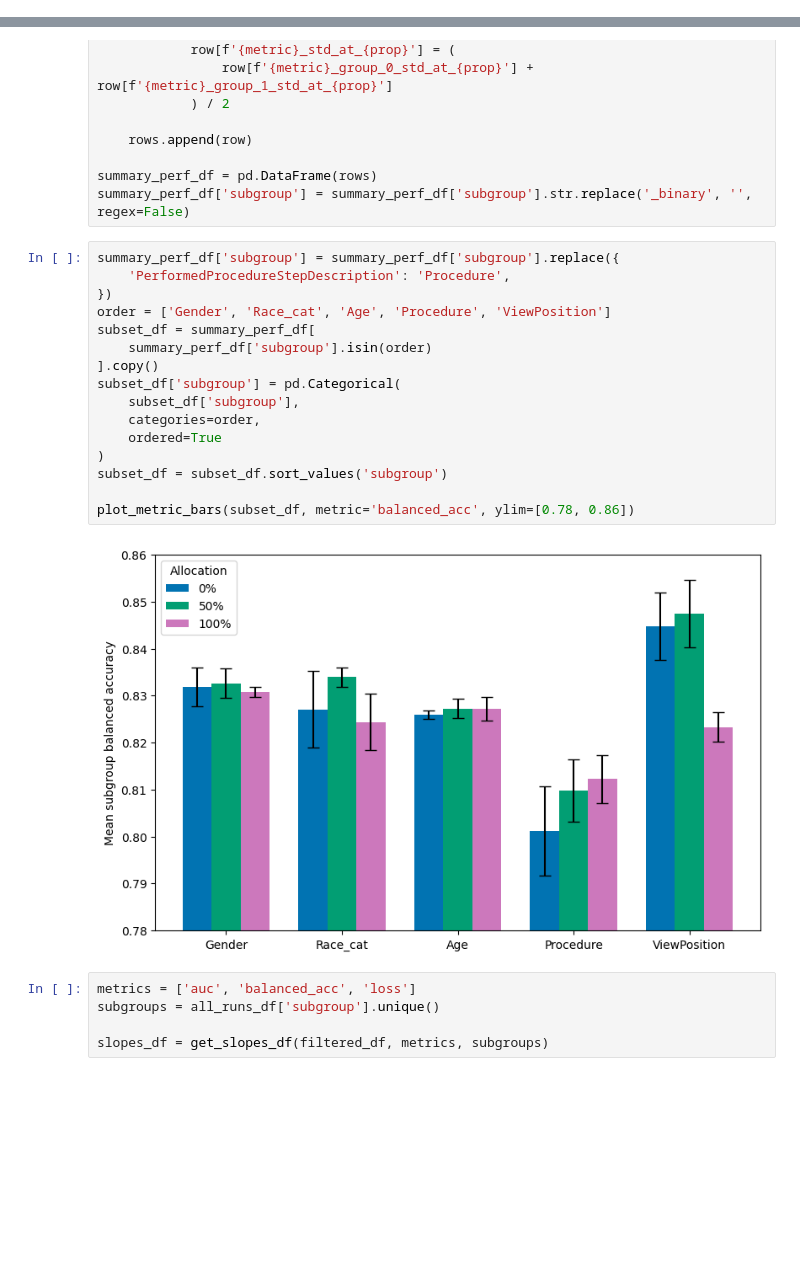
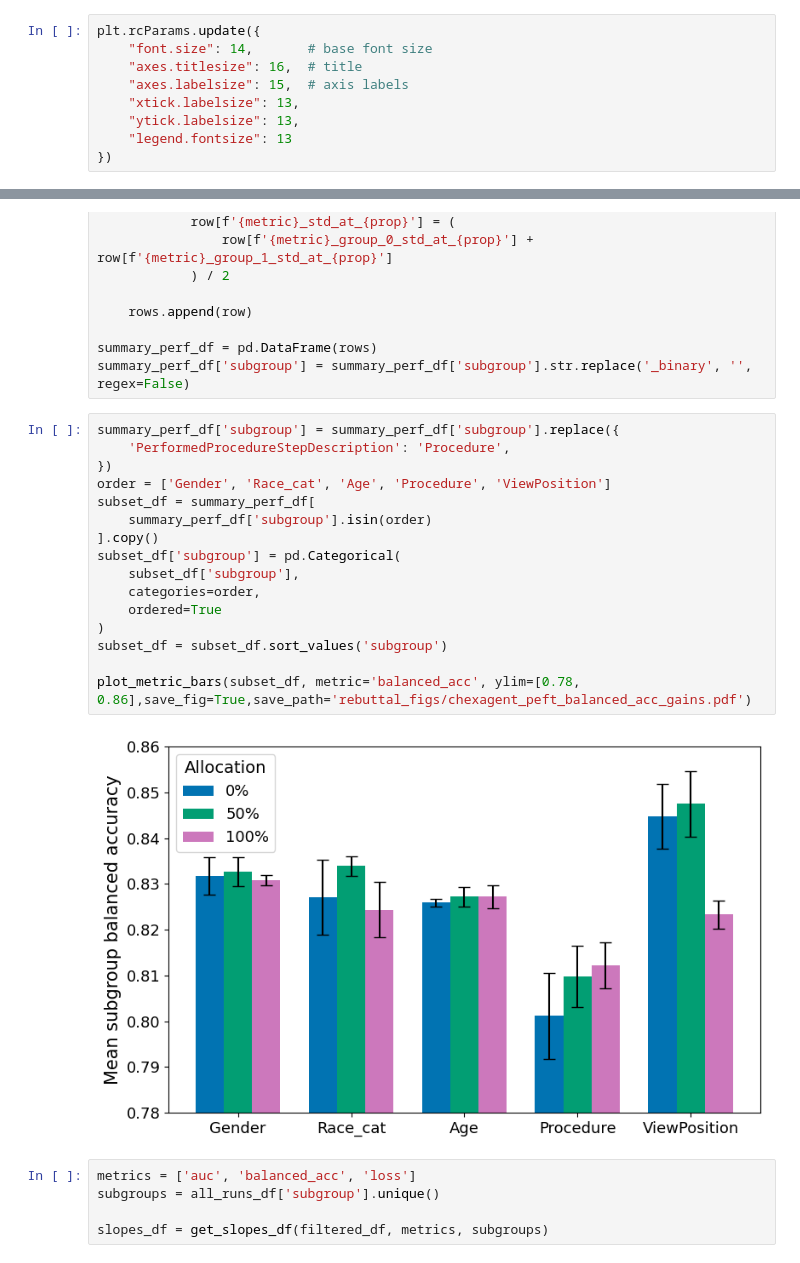
Before and after one commit to anissa218/subgroup-balance-latent-separation, a Jupyter notebook: final_notebooks/siglip_peft_analysis.ipynb, the cells around one changed output, grey strips where cells are left out. Cells and saved outputs as stored; diff of their text form; blank space fills up the shorter version.

Commit message:
Update SigLIP PEFT analysis notebook
Co-Authored-By: Claude Sonnet 4.6 <noreply@anthropic.com>

```diff
--- a/final_notebooks/siglip_peft_analysis.ipynb
+++ b/final_notebooks/siglip_peft_analysis.ipynb
@@ -26,3 +23,12 @@ The autoreload extension is already loaded. To reload it, use:
+# %%
+plt.rcParams.update({
+    "font.size": 14,       # base font size
+    "axes.titlesize": 16,  # title
+    "axes.labelsize": 15,  # axis labels
+    "xtick.labelsize": 13,
+    "ytick.labelsize": 13,
+    "legend.fontsize": 13
+})
 # %% [markdown]
 # Config
 # %%
@@ -125,21 +131,21 @@ summary_perf_df['subgroup'] = summary_perf_df['subgroup'].str.replace('_binary',
 # %%
 summary_perf_df['subgroup'] = summary_perf_df['subgroup'].replace({
     'PerformedProcedureStepDescription': 'Procedure',
 })
 order = ['Gender', 'Race_cat', 'Age', 'Procedure', 'ViewPosition']
 subset_df = summary_perf_df[
     summary_perf_df['subgroup'].isin(order)
 ].copy()
 subset_df['subgroup'] = pd.Categorical(
     subset_df['subgroup'],
     categories=order,
     ordered=True
 )
 subset_df = subset_df.sort_values('subgroup')
 
-plot_metric_bars(subset_df, metric='balanced_acc', ylim=[0.78, 0.86])
+plot_metric_bars(subset_df, metric='balanced_acc', ylim=[0.78, 0.86],save_fig=True,save_path='rebuttal_figs/chexagent_peft_balanced_acc_gains.pdf')
 # %% [output]
-[figure, old version]
+[figure, new version]
 # %%
 metrics = ['auc', 'balanced_acc', 'loss']
 subgroups = all_runs_df['subgroup'].unique()
```
Also changed, not shown: parts of 8 cells of this notebook.
